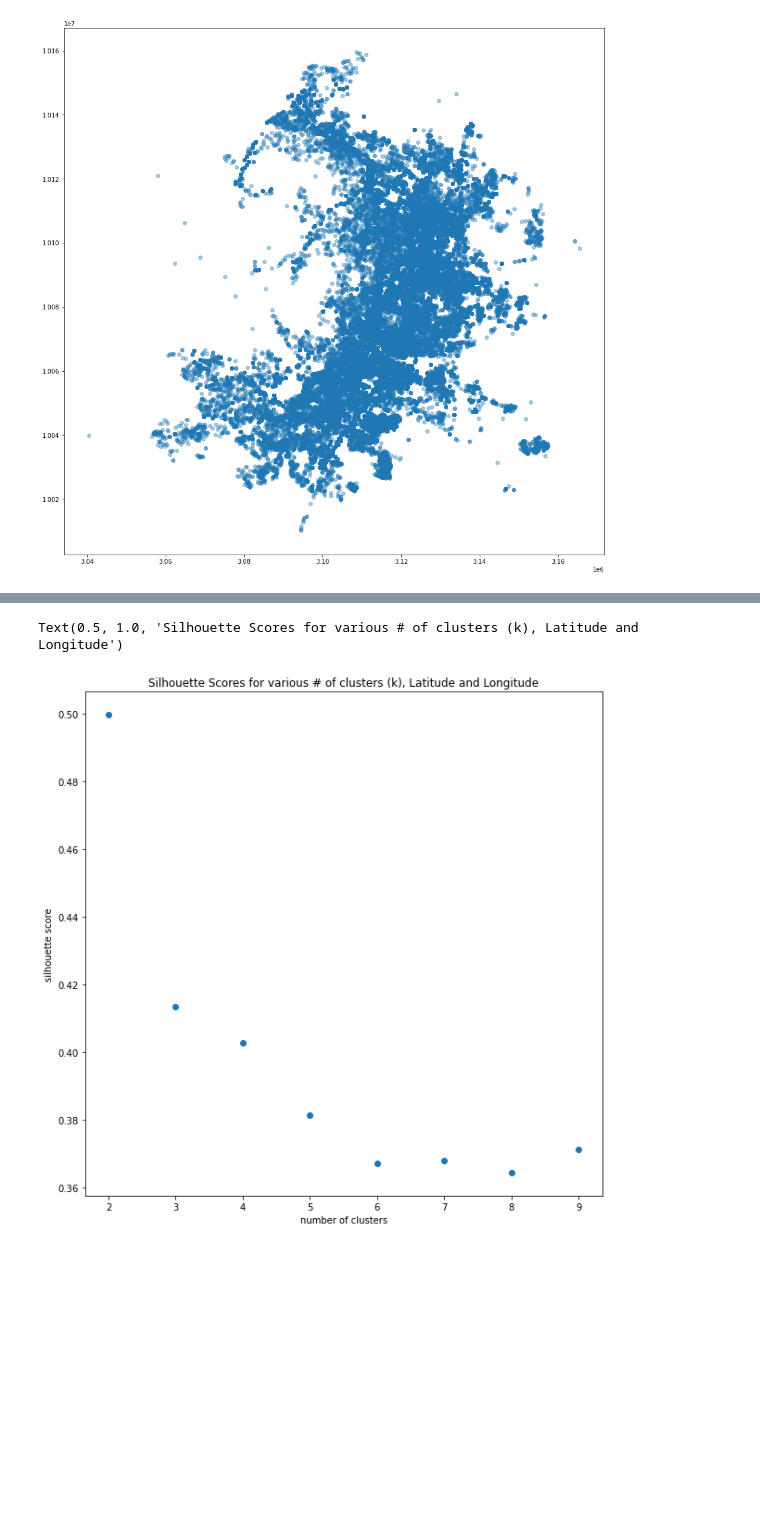
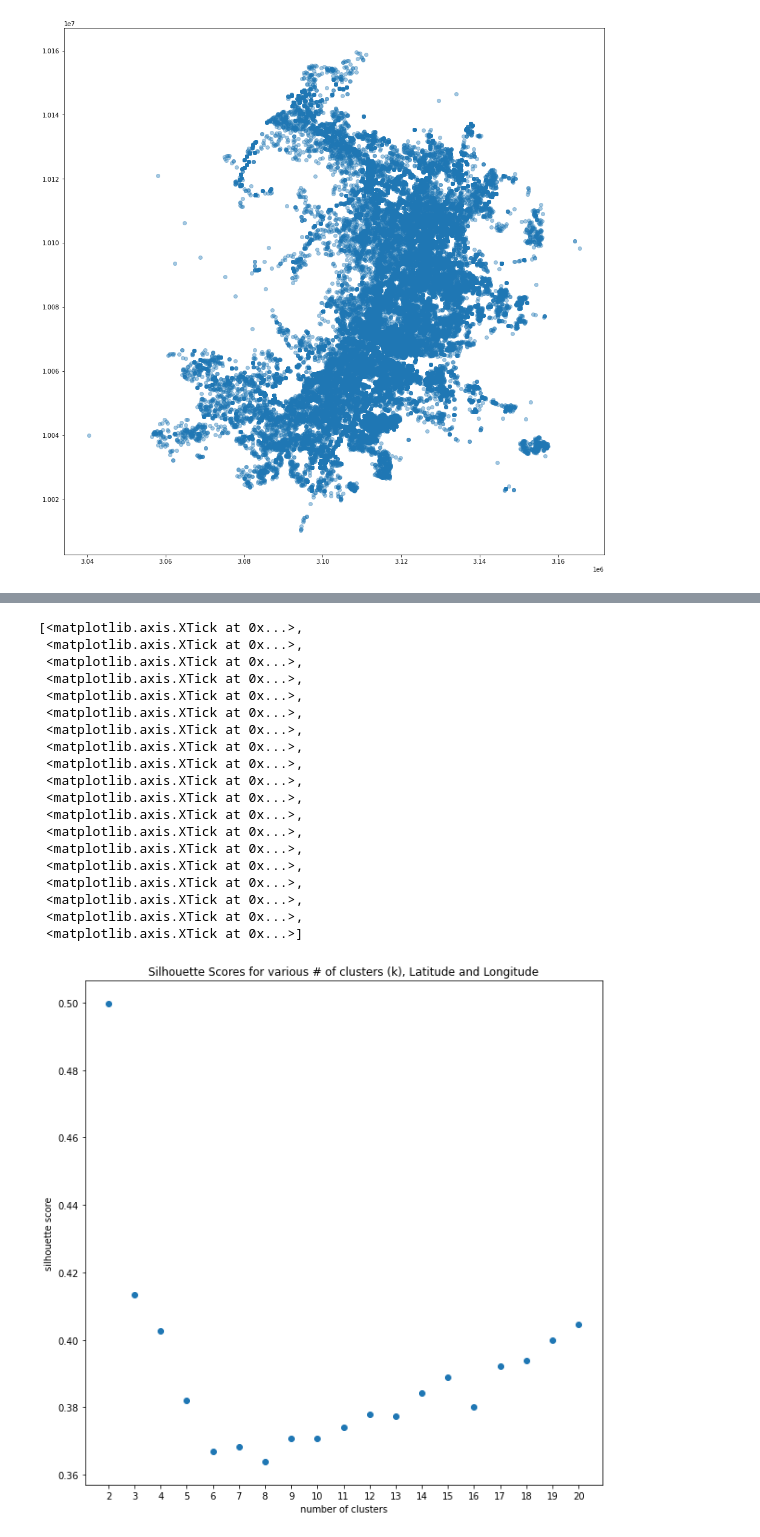
Before and after one commit to qnchenry-q/Crime_Instance_Analysis, a Jupyter notebook: EDA.ipynb, the cells around one changed output, grey strips where cells are left out. Cells and saved outputs as stored; diff of their text form; code cells hidden in the pictures; blank space fills up the shorter version.

```diff
--- a/EDA.ipynb
+++ b/EDA.ipynb
@@ -298,8 +298,9 @@ ax.scatter(x_y_df['x_coordinate'], x_y_df['y_coordinate'], alpha = .4)
 # %%
-# Find highest silhouette score in range 2 - 9, Latitude/Longitude
+# Find highest silhouette score in range 2 - 20, Latitude/Longitude
 sil = []
+maxk = 20
 
-for k in range(2, 20):
+for k in range(2, maxk + 1):
     kmeans = KMeans(n_clusters = k).fit(long_lat_df.copy().drop('geometry', axis = 1))
     labels = kmeans.labels_
     sil.append(silhouette_score(long_lat_df.copy().drop('geometry', axis = 1), labels, metric = 'euclidean'))
@@ -316,11 +328,30 @@ sil
 # %%
-x = range(2,10)
+x = range(2,21)
 fig, ax = plt.subplots(figsize = (10,10))
 ax.scatter(x, sil)
 ax.set_xlabel('number of clusters')
 ax.set_ylabel('silhouette score')
 ax.set_title('Silhouette Scores for various # of clusters (k), Latitude and Longitude')
+ax.set_xticks([p for p in list(x)])
 # %% [output]
-Text(0.5, 1.0, 'Silhouette Scores for various # of clusters (k), Latitude and Longitude')
+[<matplotlib.axis.XTick at 0x...>,
+ <matplotlib.axis.XTick at 0x...>,
+ <matplotlib.axis.XTick at 0x...>,
+ <matplotlib.axis.XTick at 0x...>,
+ <matplotlib.axis.XTick at 0x...>,
+ <matplotlib.axis.XTick at 0x...>,
+ <matplotlib.axis.XTick at 0x...>,
+ <matplotlib.axis.XTick at 0x...>,
+ <matplotlib.axis.XTick at 0x...>,
+ <matplotlib.axis.XTick at 0x...>,
+ <matplotlib.axis.XTick at 0x...>,
+ <matplotlib.axis.XTick at 0x...>,
+ <matplotlib.axis.XTick at 0x...>,
+ <matplotlib.axis.XTick at 0x...>,
+ <matplotlib.axis.XTick at 0x...>,
+ <matplotlib.axis.XTick at 0x...>,
+ <matplotlib.axis.XTick at 0x...>,
+ <matplotlib.axis.XTick at 0x...>,
+ <matplotlib.axis.XTick at 0x...>]
-[figure, old version]
+[figure, new version]
 # %%
```
Also changed, not shown: parts of 15 cells of this notebook.
